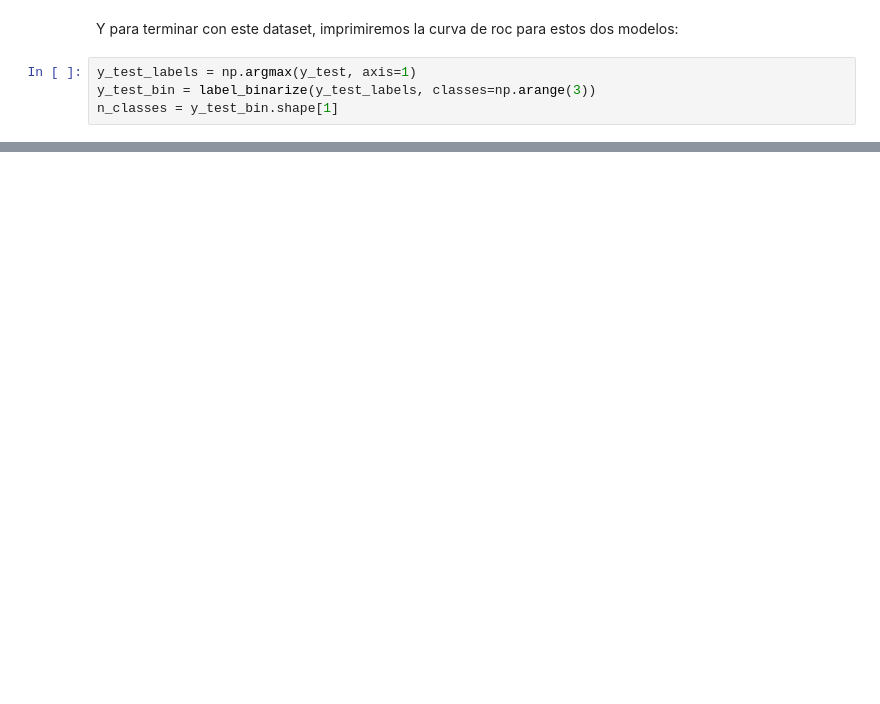
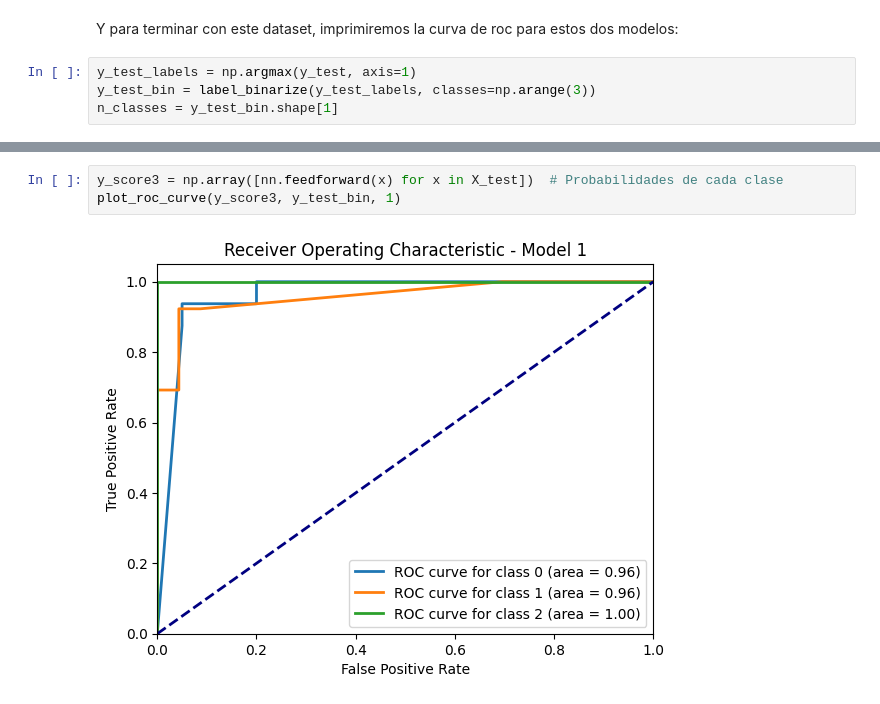
Before and after one commit to adoojeda/ModularNNEngine, a Jupyter notebook: main.ipynb, the cells around one changed output, grey strips where cells are left out. Drawn from its saved outputs; the diff is of its cells as text; blank space fills up the shorter version.

```diff
--- a/main.ipynb
+++ b/main.ipynb
@@ -548,0 +602,5 @@ plot_roc_curve(y_score2, y_test_bin, 2)
+# %%
+y_score3 = np.array([nn.feedforward(x) for x in X_test])  # Probabilidades de cada clase
+plot_roc_curve(y_score3, y_test_bin, 1)
+# %% [output]
+[figure, added]
```
Also changed, not shown: parts of 16 cells of this notebook, 1 other file.
